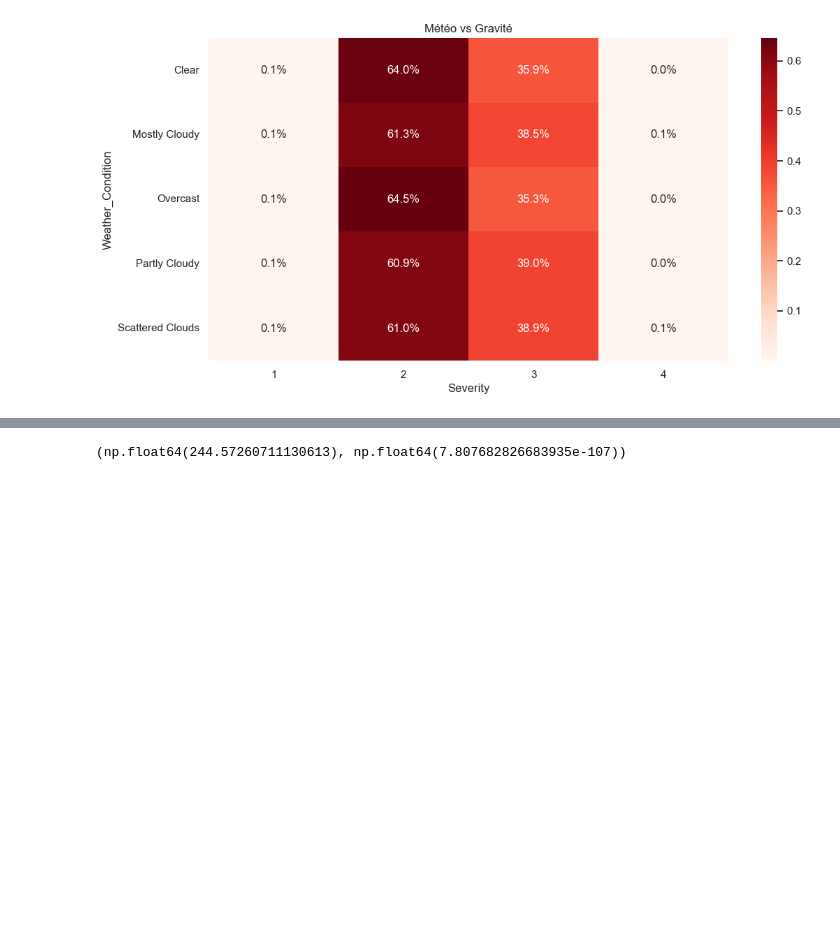
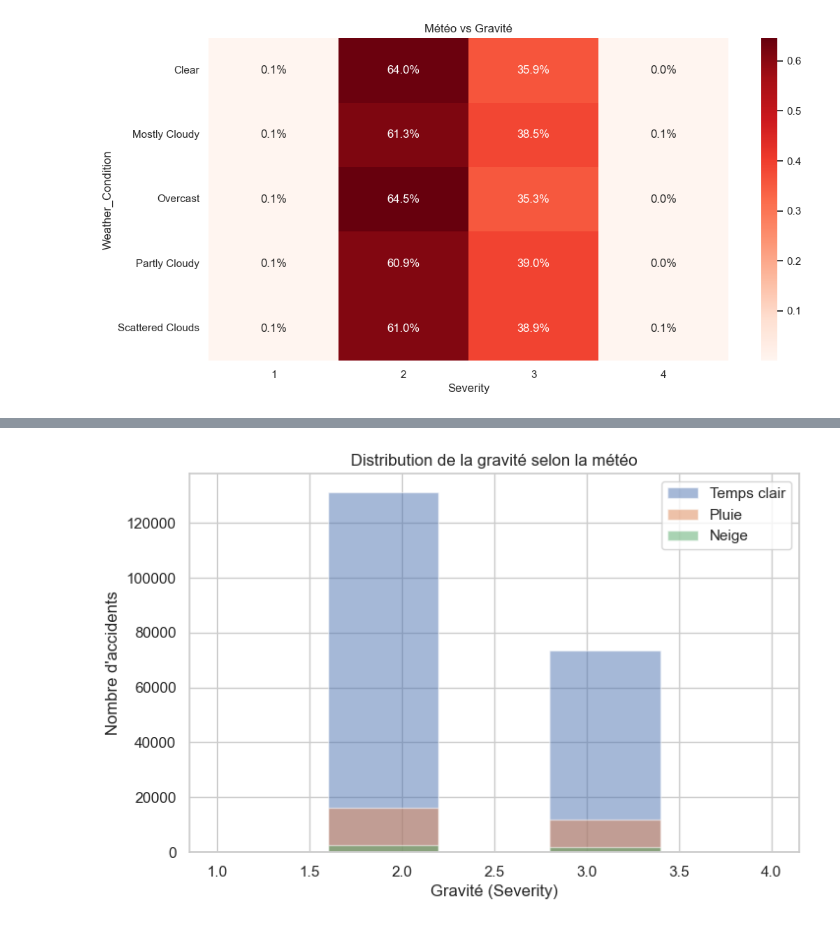
Before and after one commit to fatimazahraBe/Analyse-Statistique-Avanc-e-des-Accidents-de-la-Route-aux-tats-Unis, a Jupyter notebook: 03_statistiques/Statistiques.ipynb, the cells around one changed output, grey strips where cells are left out. Drawn from its saved outputs; the diff is of its cells as text; code cells hidden in the pictures; blank space fills up the shorter version.

```diff
--- a/03_statistiques/Statistiques.ipynb
+++ b/03_statistiques/Statistiques.ipynb
@@ -107,8 +120,27 @@ stat, p
 # %%
 #ANOVA : Gravité selon météo
+import matplotlib.pyplot as plt
+import numpy as np
+
 snow = df[df['Weather_Condition'].str.contains('Snow', na=False)]['Severity']
 
 f_stat, p = f_oneway(clear, rain, snow)
 f_stat, p
+
+# Calcul des moyennes et écarts-types
+means = [clear.mean(), rain.mean(), snow.mean()]
+stds = [clear.std(), rain.std(), snow.std()]
+
+labels = ['Temps clair', 'Pluie', 'Neige']
+
+plt.figure(figsize=(8,5))
+plt.hist(clear, bins=5, alpha=0.5, label='Temps clair')
+plt.hist(rain, bins=5, alpha=0.5, label='Pluie')
+plt.hist(snow, bins=5, alpha=0.5, label='Neige')
+plt.legend()
+plt.title("Distribution de la gravité selon la météo")
+plt.xlabel("Gravité (Severity)")
+plt.ylabel("Nombre d'accidents")
+plt.show()
 # %% [output]
-(np.float64(244.57260711130613), np.float64(7.807682826683935e-107))
+[figure, added]
```
Also changed, not shown: parts of 2 cells of this notebook.
